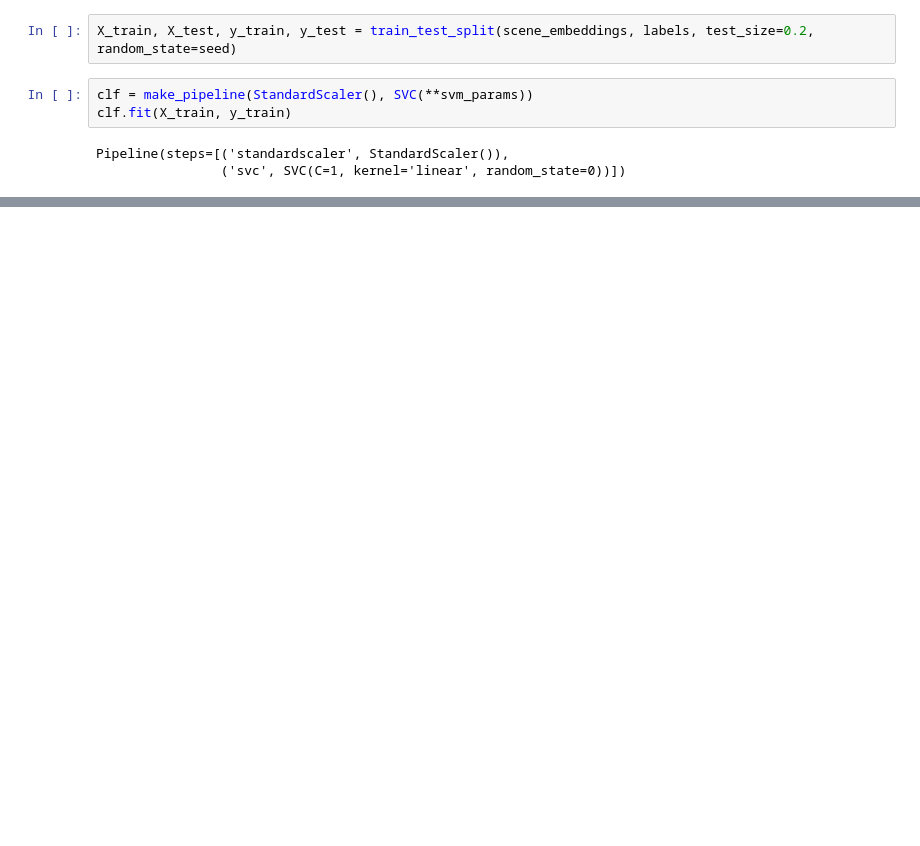
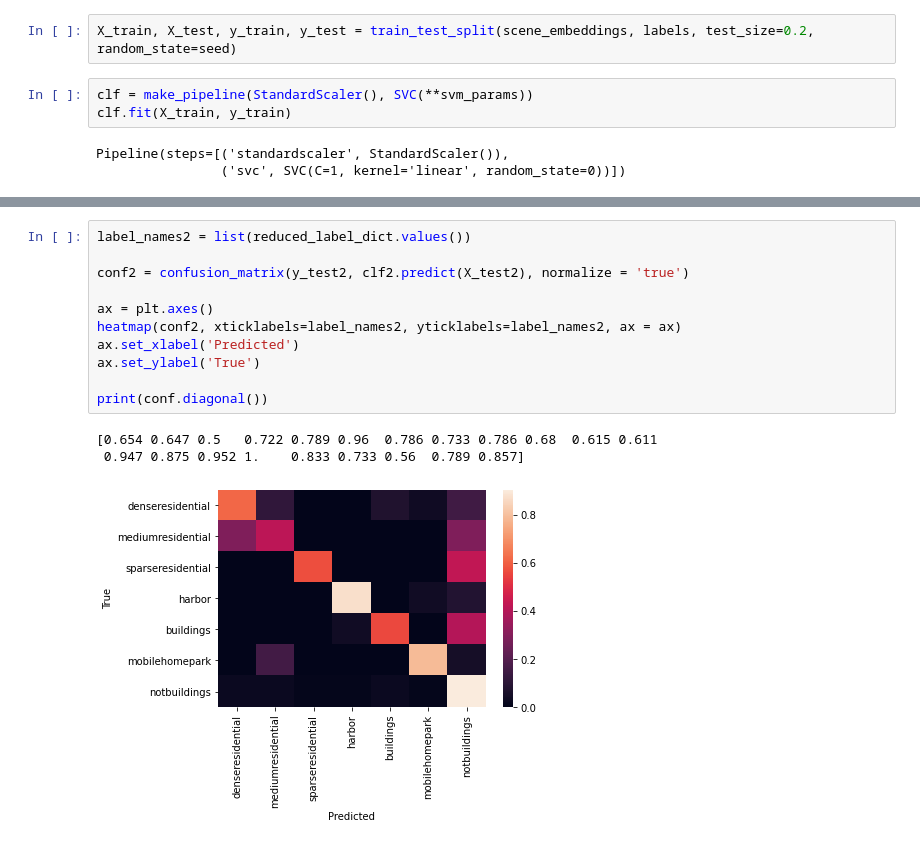
Before and after one commit to ai4er-cdt/gtc-exposure, a Jupyter notebook: notebooks/mja_tf/predict_from_features.ipynb, the cells around one changed output, grey strips where cells are left out. Cells and saved outputs as stored; diff of their text form; blank space fills up the shorter version.

```diff
--- a/notebooks/mja_tf/predict_from_features.ipynb
+++ b/notebooks/mja_tf/predict_from_features.ipynb
@@ -171,0 +231,15 @@ Text(32.99999999999999, 0.5, 'True')
+# %%
+label_names2 = list(reduced_label_dict.values())
+
+conf2 = confusion_matrix(y_test2, clf2.predict(X_test2), normalize = 'true')
+
+ax = plt.axes()
+heatmap(conf2, xticklabels=label_names2, yticklabels=label_names2, ax = ax)
+ax.set_xlabel('Predicted')
+ax.set_ylabel('True')
+
+print(conf.diagonal())
+# %% [output]
+[0.654 0.647 0.5   0.722 0.789 0.96  0.786 0.733 0.786 0.68  0.615 0.611
+ 0.947 0.875 0.952 1.    0.833 0.733 0.56  0.789 0.857]
+[figure, added]
```
Also changed, not shown: parts of 11 cells of this notebook, 1 other file.
